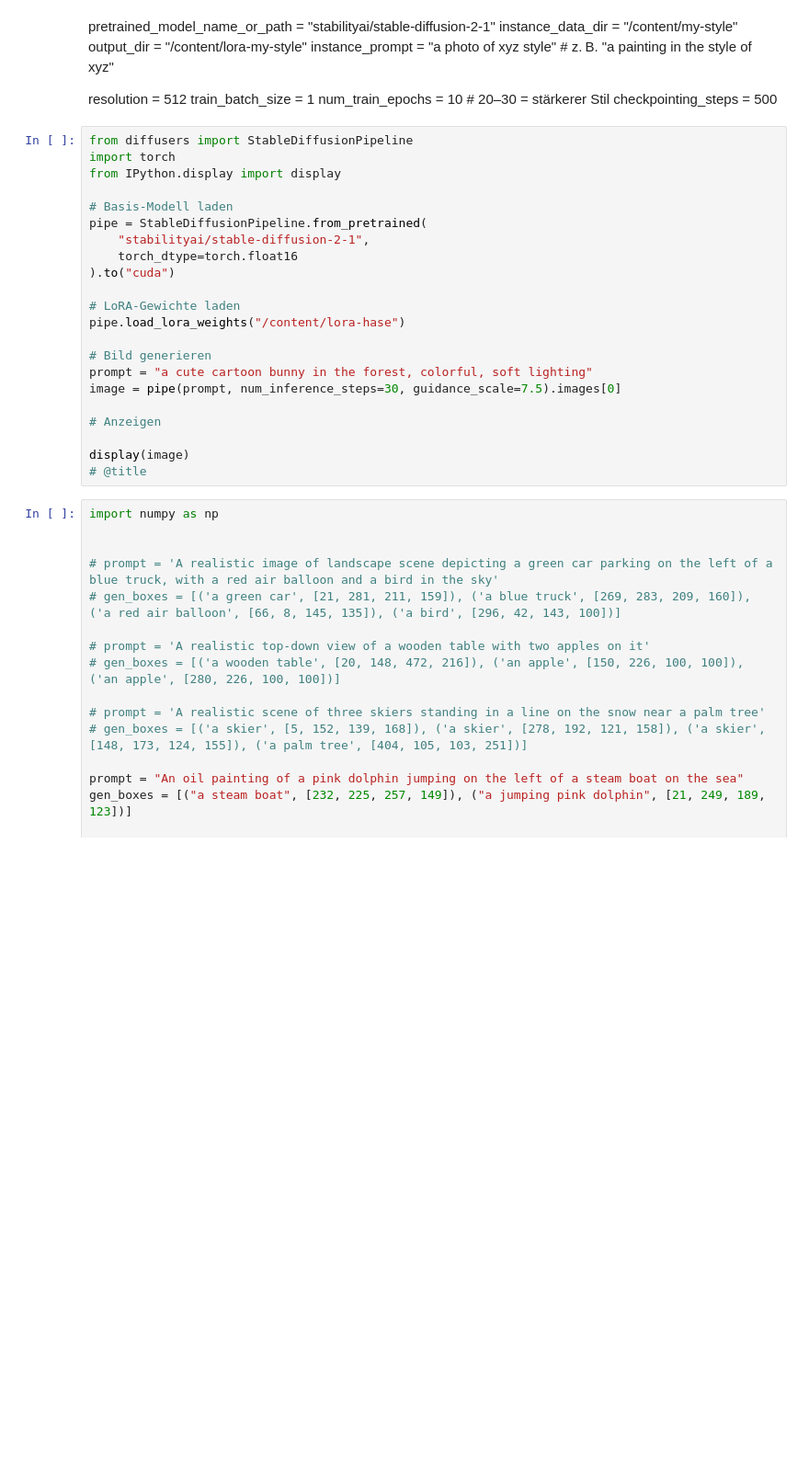
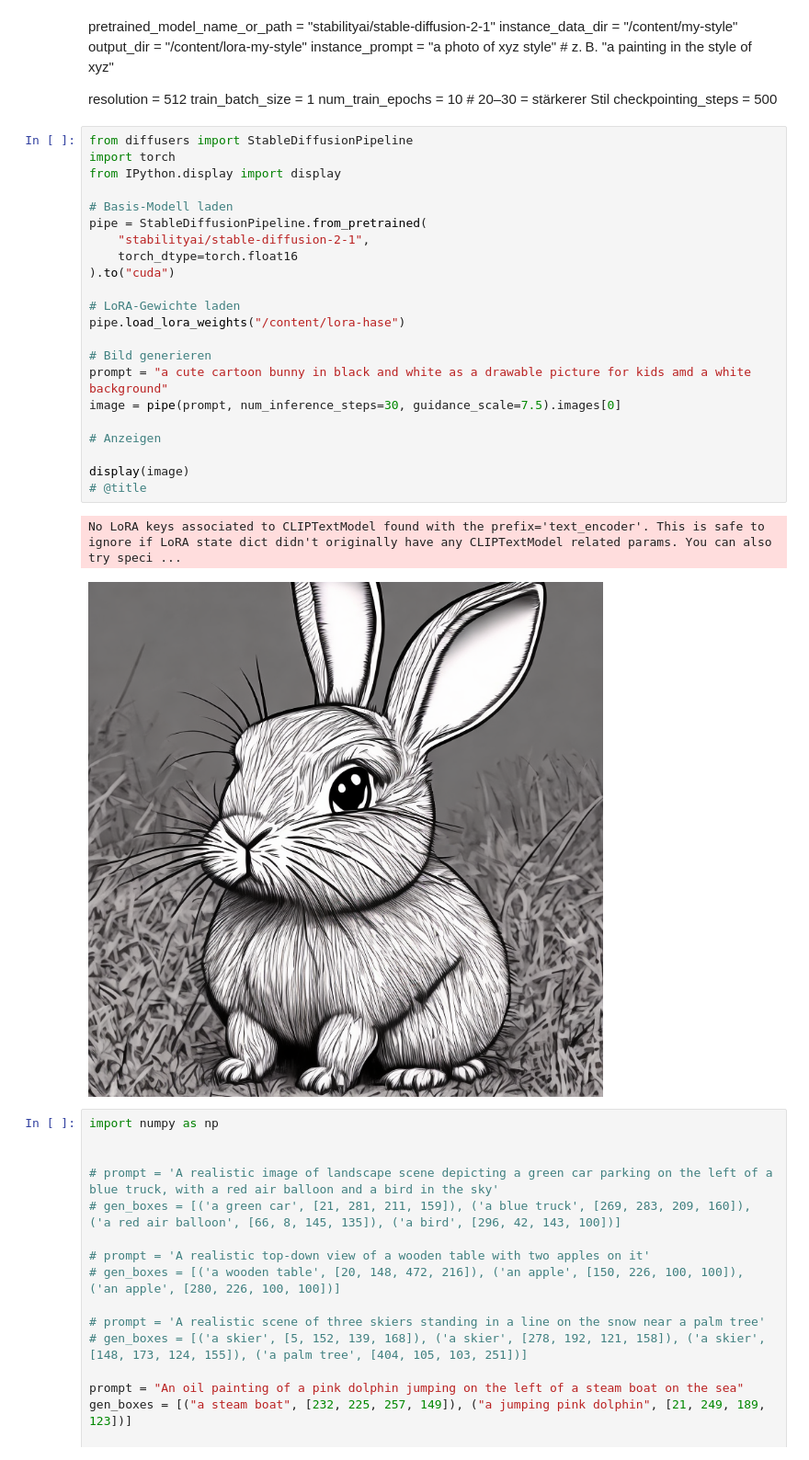
Before and after one commit to 7353Stefanie/ReactProject, a Jupyter notebook: examples/research_projects/gligen/demo.ipynb, the cells around one changed output. Shown at 92% size. Drawn from its saved outputs; the diff is of its cells as text; blank space fills up the shorter version.

```diff
--- a/examples/research_projects/gligen/demo.ipynb
+++ b/examples/research_projects/gligen/demo.ipynb
@@ -142,25 +142,28 @@ checkpointing_steps = 500
 # %%
 from diffusers import StableDiffusionPipeline
 import torch
 from IPython.display import display
 
 # Basis-Modell laden
 pipe = StableDiffusionPipeline.from_pretrained(
     "stabilityai/stable-diffusion-2-1",
     torch_dtype=torch.float16
 ).to("cuda")
 
 # LoRA-Gewichte laden
 pipe.load_lora_weights("/content/lora-hase")
 
 # Bild generieren
-prompt = "a cute cartoon bunny in the forest, colorful, soft lighting"
+prompt = "a cute cartoon bunny in black and white as a drawable picture for kids amd a white background"
 image = pipe(prompt, num_inference_steps=30, guidance_scale=7.5).images[0]
 
 # Anzeigen
 
 display(image)
 # @title
+# %% [output]
+No LoRA keys associated to CLIPTextModel found with the prefix='text_encoder'. This is safe to ignore if LoRA state dict didn't originally have any CLIPTextModel related params. You can also try speci ...
+[figure, added]
 # %%
 import numpy as np
 
```
